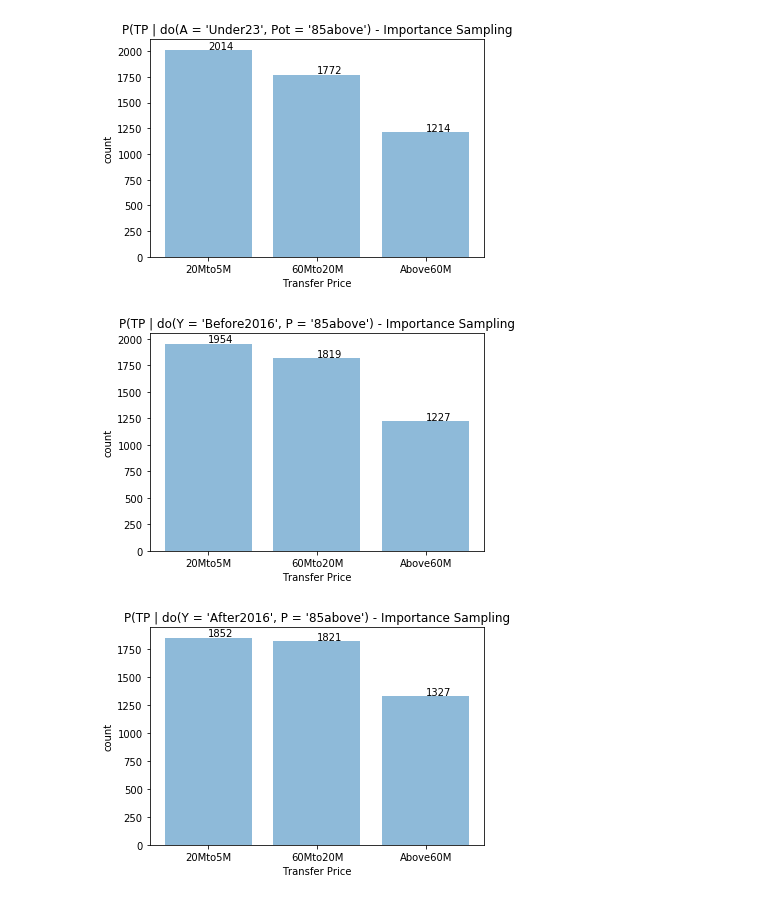
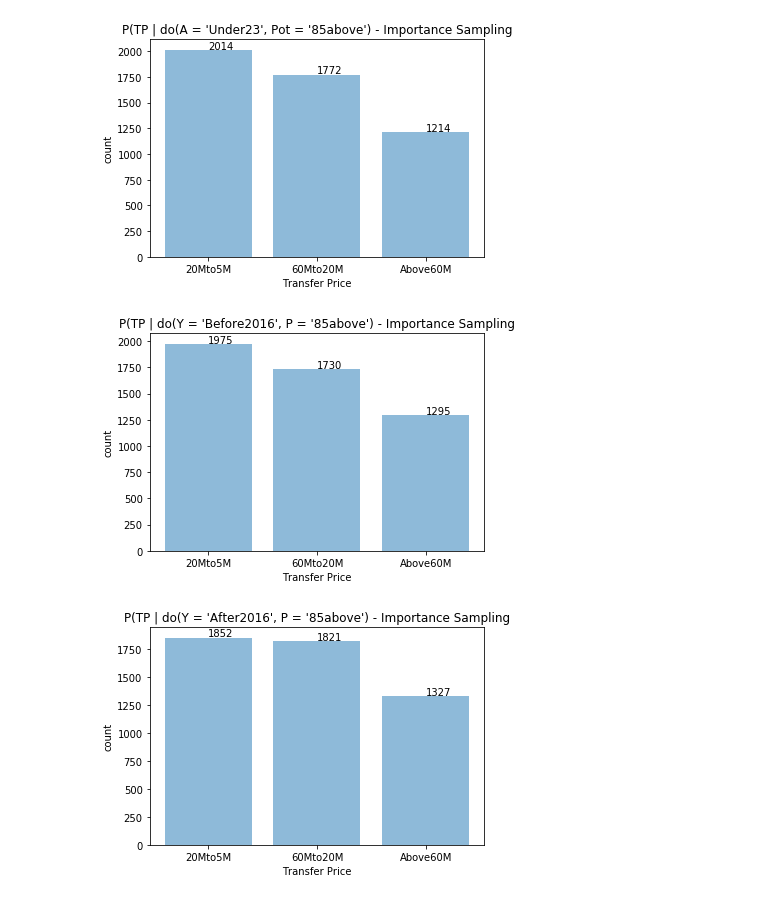
Before and after one commit to jasoriya/Causal-analysis-on-football-transfer-prices, a Jupyter notebook: Causal Model notebooks/Causal Inference, Interventions, and Counterfactuals.ipynb, the cells around one changed output. Drawn from its saved outputs; the diff is of its cells as text; code cells hidden in the pictures.

```diff
--- a/Causal Model notebooks/Causal Inference, Interventions, and Counterfactuals.ipynb
+++ b/Causal Model notebooks/Causal Inference, Interventions, and Counterfactuals.ipynb
@@ -273,14 +267,14 @@ importance_sampling(model=do_on_young_stars,
 [figure]
 # %%
 # intevrening on year to see inflated probabilities for price brackets
-# intervening on young players for transfers before 2016
+# intervening on players for transfers before 2016
 
 do_before2016 = pyro.do(pyro_model, data={'Y': torch.tensor(1)})
-do_before2016_conditioned_model = pyro.condition(do_on_young_stars, data={'Pot':torch.tensor(2)})
+do_before2016_conditioned_model = pyro.condition(do_before2016, data={'Pot':torch.tensor(2)})
 
 importance_sampling(model=do_before2016_conditioned_model,
                     title="P(TP | do(Y = 'Before2016', P = '85above') - Importance Sampling",
                     xlabel='Transfer Price', ylabel='count', marginal_on='TP')
 # %% [output]
-[figure, old version]
+[figure, new version]
 # %%
```
Also changed, not shown: parts of 13 cells of this notebook.
